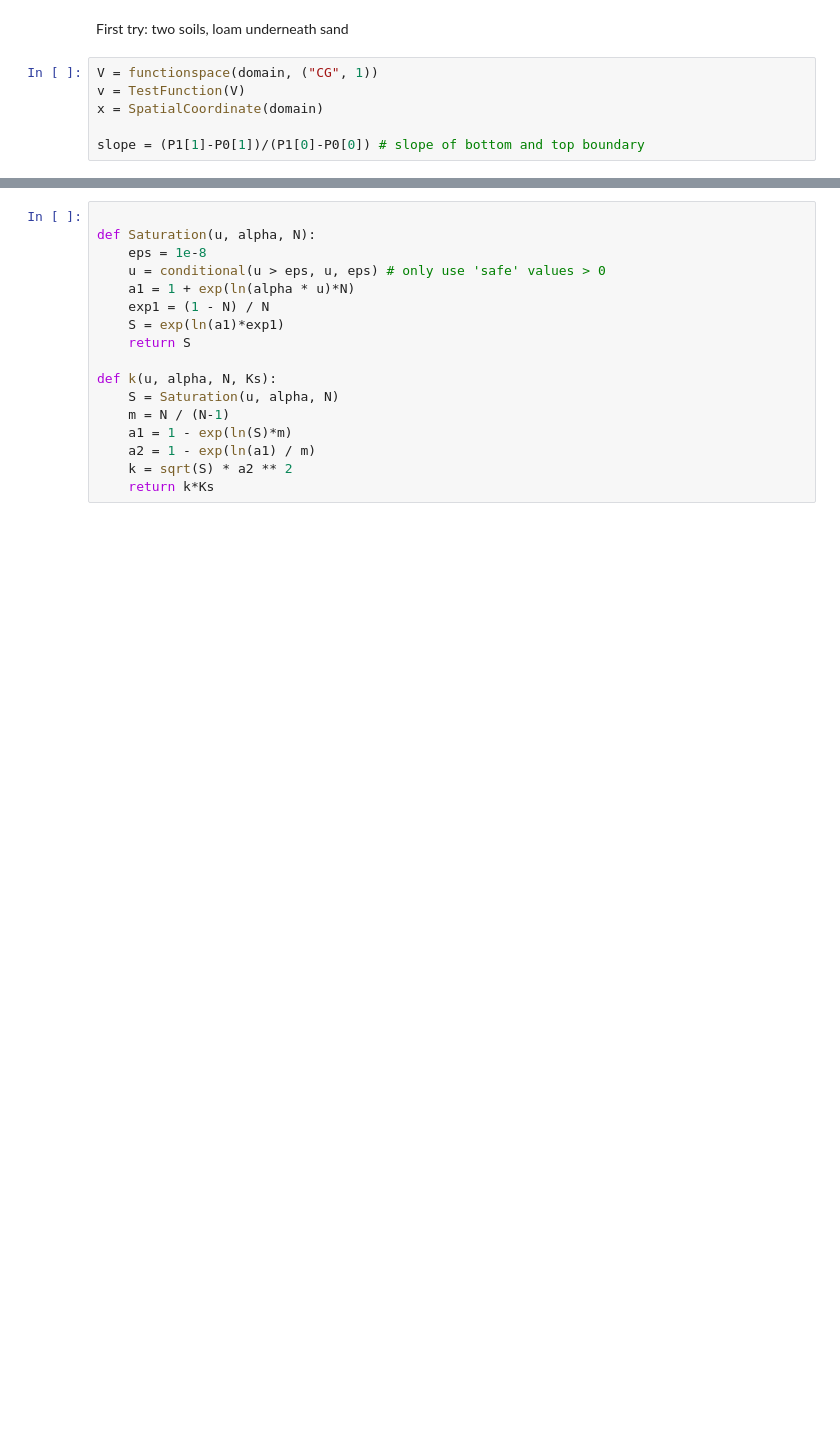
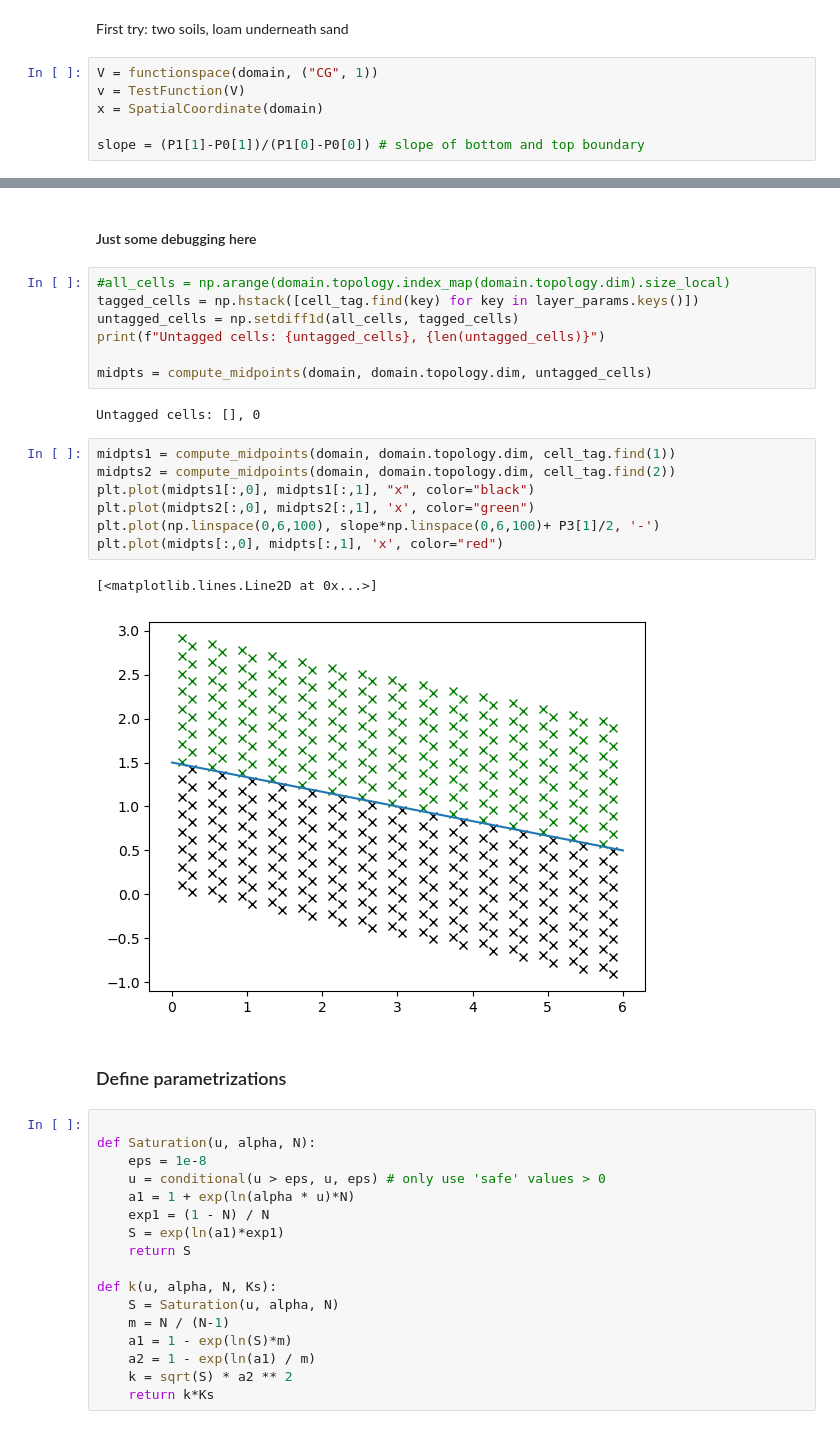
Before and after one commit to lannika-ut/ScientificPractice, a Jupyter notebook: FiniteElements/Richards_heterogen_flexibler.ipynb, the cells around one changed output, grey strips where cells are left out. Saved outputs shown, nothing was run; the diff lists cells and outputs as text; blank space fills up the shorter version.

```diff
--- a/FiniteElements/Richards_heterogen_flexibler.ipynb
+++ b/FiniteElements/Richards_heterogen_flexibler.ipynb
@@ -127,3 +130,26 @@ cell_tag = meshtags(
+# %% [markdown]
+#### Just some debugging here
+# %%
+#all_cells = np.arange(domain.topology.index_map(domain.topology.dim).size_local)
+tagged_cells = np.hstack([cell_tag.find(key) for key in layer_params.keys()])
+untagged_cells = np.setdiff1d(all_cells, tagged_cells)
+print(f"Untagged cells: {untagged_cells}, {len(untagged_cells)}")
+
+midpts = compute_midpoints(domain, domain.topology.dim, untagged_cells)
+# %% [output]
+Untagged cells: [], 0
+# %%
+midpts1 = compute_midpoints(domain, domain.topology.dim, cell_tag.find(1))
+midpts2 = compute_midpoints(domain, domain.topology.dim, cell_tag.find(2))
+plt.plot(midpts1[:,0], midpts1[:,1], "x", color="black")
+plt.plot(midpts2[:,0], midpts2[:,1], 'x', color="green")
+plt.plot(np.linspace(0,6,100), slope*np.linspace(0,6,100)+ P3[1]/2, '-')
+plt.plot(midpts[:,0], midpts[:,1], 'x', color="red")
+# %% [output]
+[<matplotlib.lines.Line2D at 0x...>]
+[figure, added]
+# %% [markdown]
+### Define parametrizations
 # %%
 
 def Saturation(u, alpha, N):
```
Also changed, not shown: parts of 17 cells of this notebook, 4 other files.
